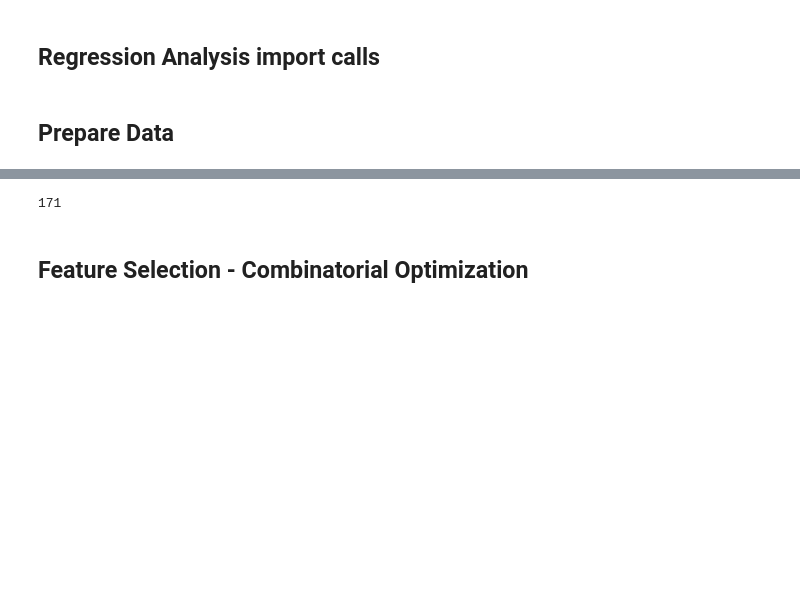
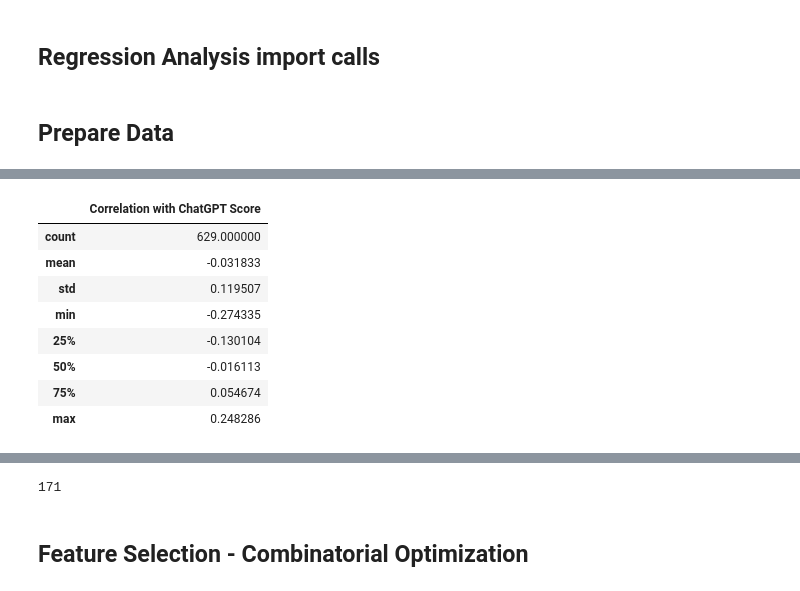
Before and after one commit to Darryl-Chamberlain-Jr/genAI_feedback_project, a Jupyter notebook: Linguistic Features Paper/dimensionality_reduction.ipynb, the cells around one changed output, grey strips where cells are left out. Cells and saved outputs as stored; diff of their text form; code cells hidden in the pictures; blank space fills up the shorter version.

```diff
--- a/Linguistic Features Paper/dimensionality_reduction.ipynb
+++ b/Linguistic Features Paper/dimensionality_reduction.ipynb
@@ -89,0 +108,12 @@ list_of_df_dicts, scores_df = load_dfs(base_dir)
+# %%
+correlations_df.describe()
+# %% [output]
+|  | Correlation with ChatGPT Score |
+| count | 629.000000 |
+| mean | -0.031833 |
+| std | 0.119507 |
+| min | -0.274335 |
+| 25% | -0.130104 |
+| 50% | -0.016113 |
+| 75% | 0.054674 |
+| max | 0.248286 |
```
Also changed, not shown: parts of 3 cells of this notebook, 3 other files.
